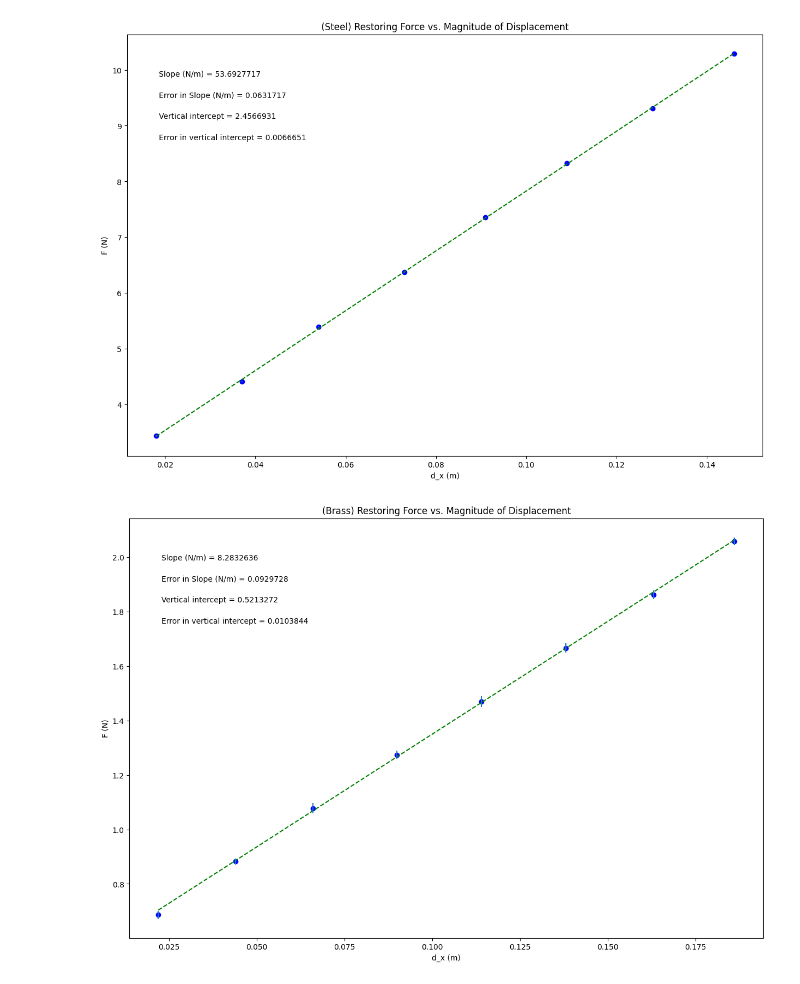
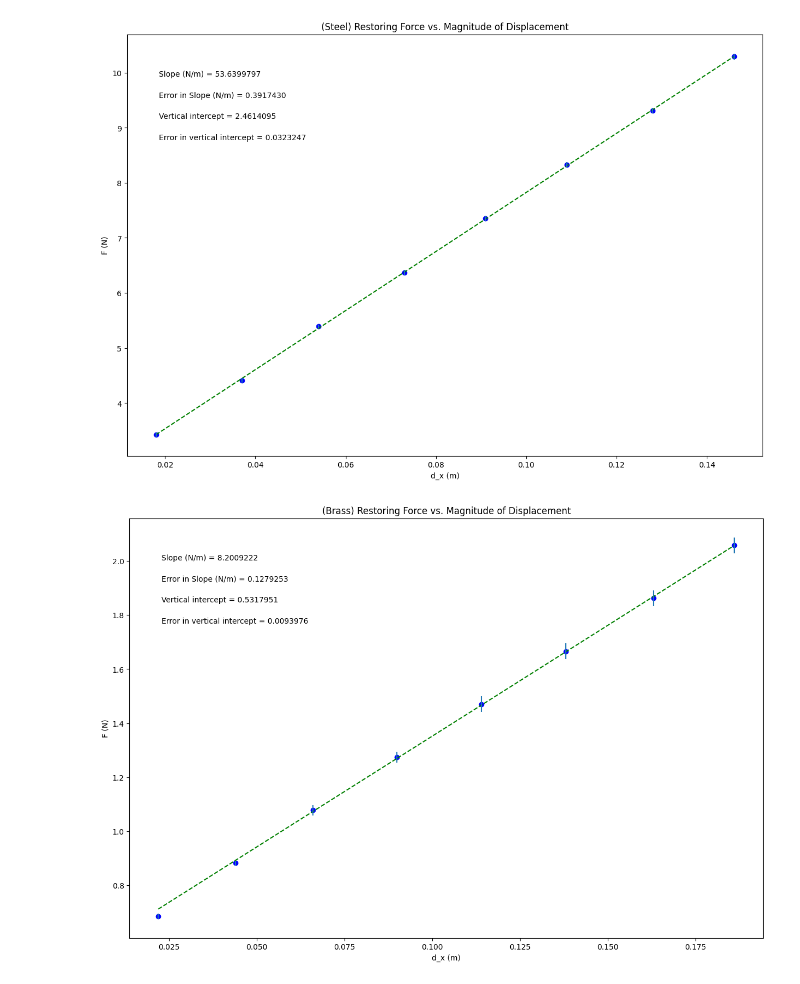
Before and after one commit to awesomebrownies/physics-laboratory, a Jupyter notebook: 6-spring+constant+&+harmonic+motion.ipynb, the cells around one changed output. Drawn from its saved outputs; the diff is of its cells as text; code cells hidden in the pictures.

```diff
--- a/6-spring+constant+&+harmonic+motion.ipynb
+++ b/6-spring+constant+&+harmonic+motion.ipynb
@@ -23,7 +23,7 @@ magnitude_of_displacment = np.array([0.0180, 0.0370, 0.0540, 0.0730, 0.0910, 0.1
 
 restoring_force = np.array([3.4300, 4.4100, 5.3900, 6.3700, 7.3500, 8.3300, 9.3100, 10.2900])
 
-err_restoring_force = np.array([0.0114, 0.0089, 0.0073, 0.0077, 0.0067, 0.0059, 0.0053, 0.0057])
+err_restoring_force = np.array([0.0392, 0.0392, 0.0392, 0.0490, 0.0490, 0.0490, 0.0490, 0.0588])
 
 
 
@@ -143,7 +143,7 @@ magnitude_of_displacment = np.array([0.0220, 0.0440, 0.0660, 0.0900, 0.1140, 0.1
 
 restoring_force = np.array([0.6860, 0.8820, 1.0780, 1.2740, 1.4700, 1.6660, 1.8620, 2.0580])
 
-err_restoring_force = np.array([0.0143, 0.0111, 0.0182, 0.0154, 0.0200, 0.0176, 0.0158, 0.0143])
+err_restoring_force = np.array([0.0098, 0.0098, 0.0196, 0.0196, 0.0294, 0.0294, 0.0294, 0.0294])
 
 
 
@@ -212,31 +212,31 @@ elif annotation_placement==3 or annotation_placement==4:
 #Don't need to change anything in this section!
 
 #Plot data on graph. Plot error bars and place values for slope,
 #error in slope, and vertical intercept (plus error) on the plot using "annotate"
 
 plt.figure(figsize=(15,10))
 
 plt.plot(x, fit, color='green', linestyle='--')
 plt.scatter(x, y, color='blue', marker='o')
 
 plt.xlabel(x_label)
 plt.ylabel(y_label)
 plt.title(plot_title)
 
 plt.errorbar(x, y, yerr=dy, xerr=None, fmt="none") #don't need to plot x error bars
 
 plt.annotate('Slope ({}) = {value:.{digits}f}'.format(slope_units,value=m, digits=7),
              (xpos, ypos[0]), xycoords='axes fraction')
 
 plt.annotate('Error in Slope ({}) = {value:.{digits}f}'.format(slope_units,value=dm, digits=7),
              (xpos, ypos[1]), xycoords='axes fraction')
 
 plt.annotate('Vertical intercept = {value:.{digits}f}'.format(value=b, digits=7),
              (xpos, ypos[2]), xycoords='axes fraction')
 
 plt.annotate('Error in vertical intercept = {value:.{digits}f}'.format(value=db, digits=7),
              (xpos, ypos[3]), xycoords='axes fraction')
 
 plt.show()
 # %% [output]
-[figure, old version]
+[figure, new version]
```
